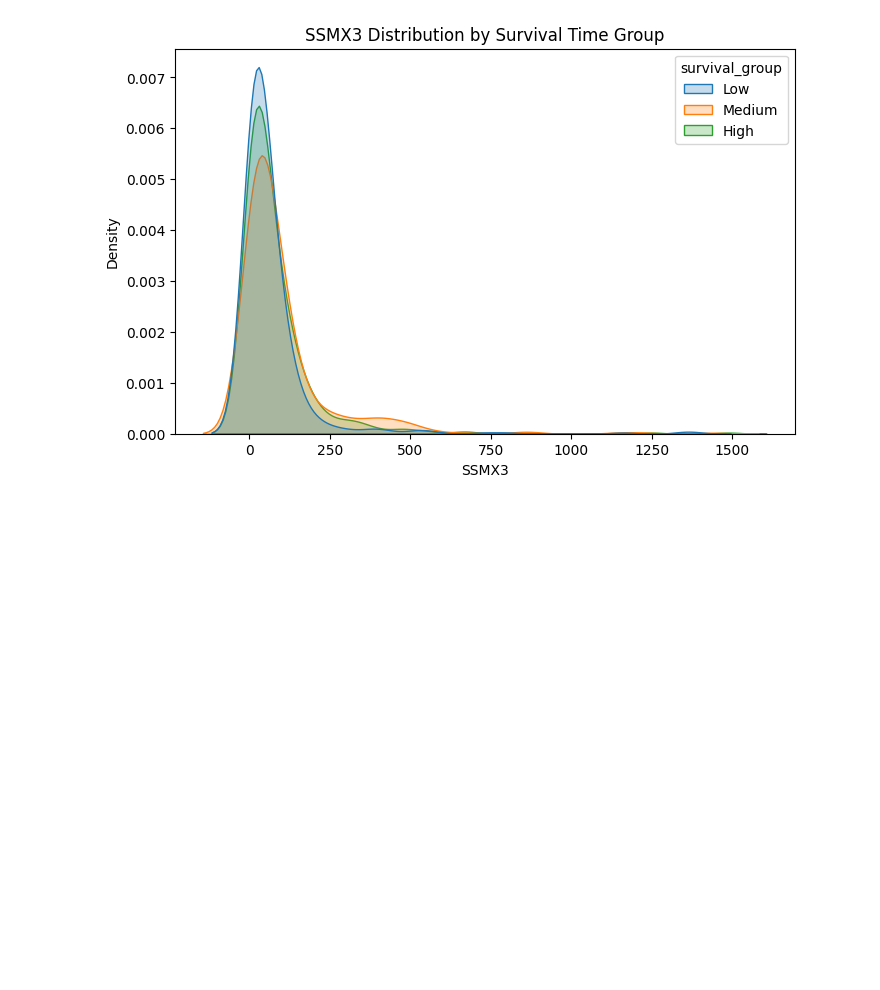
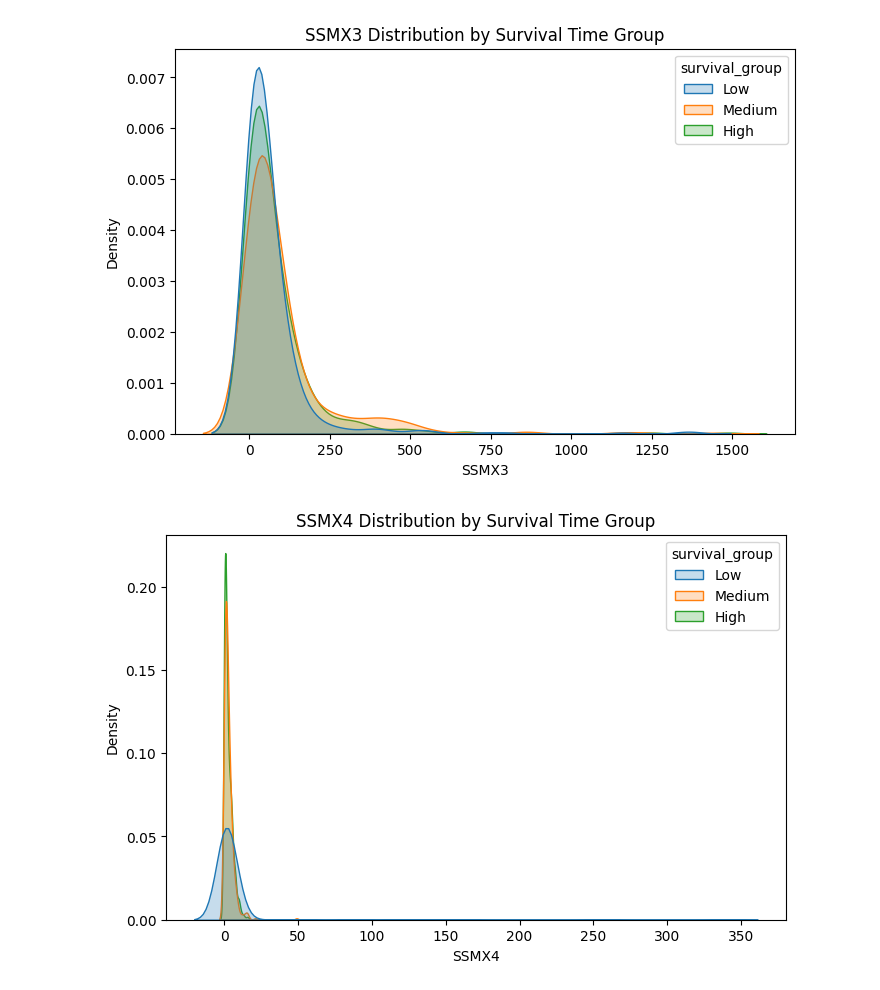
Before and after one commit to yxqin06/DS3021_Project_1, a Jupyter notebook: WranglingEDA.ipynb, the cells around one changed output. Saved outputs shown, nothing was run; the diff lists cells and outputs as text; code cells hidden in the pictures; blank space fills up the shorter version.

```diff
--- a/WranglingEDA.ipynb
+++ b/WranglingEDA.ipynb
@@ -203,3 +190,21 @@ plt.title("SSMX3 Distribution by Survival Time Group")
 plt.show()
 # %% [output]
 [figure]
+# %%
+# conditional kde with PERMTH_INT
+dfWork['survival_group'] = pd.qcut(dfWork['PERMTH_INT'], 3, labels=['Low','Medium','High'])
+
+plt.figure(figsize=(8,5))
+
+sns.kdeplot(
+    data=dfWork,
+    x='SSMX4',
+    hue='survival_group',
+    fill=True,
+    common_norm=False
+)
+
+plt.title("SSMX4 Distribution by Survival Time Group")
+plt.show()
+# %% [output]
+[figure, added]
```
Also changed, not shown: parts of 4 cells of this notebook.
